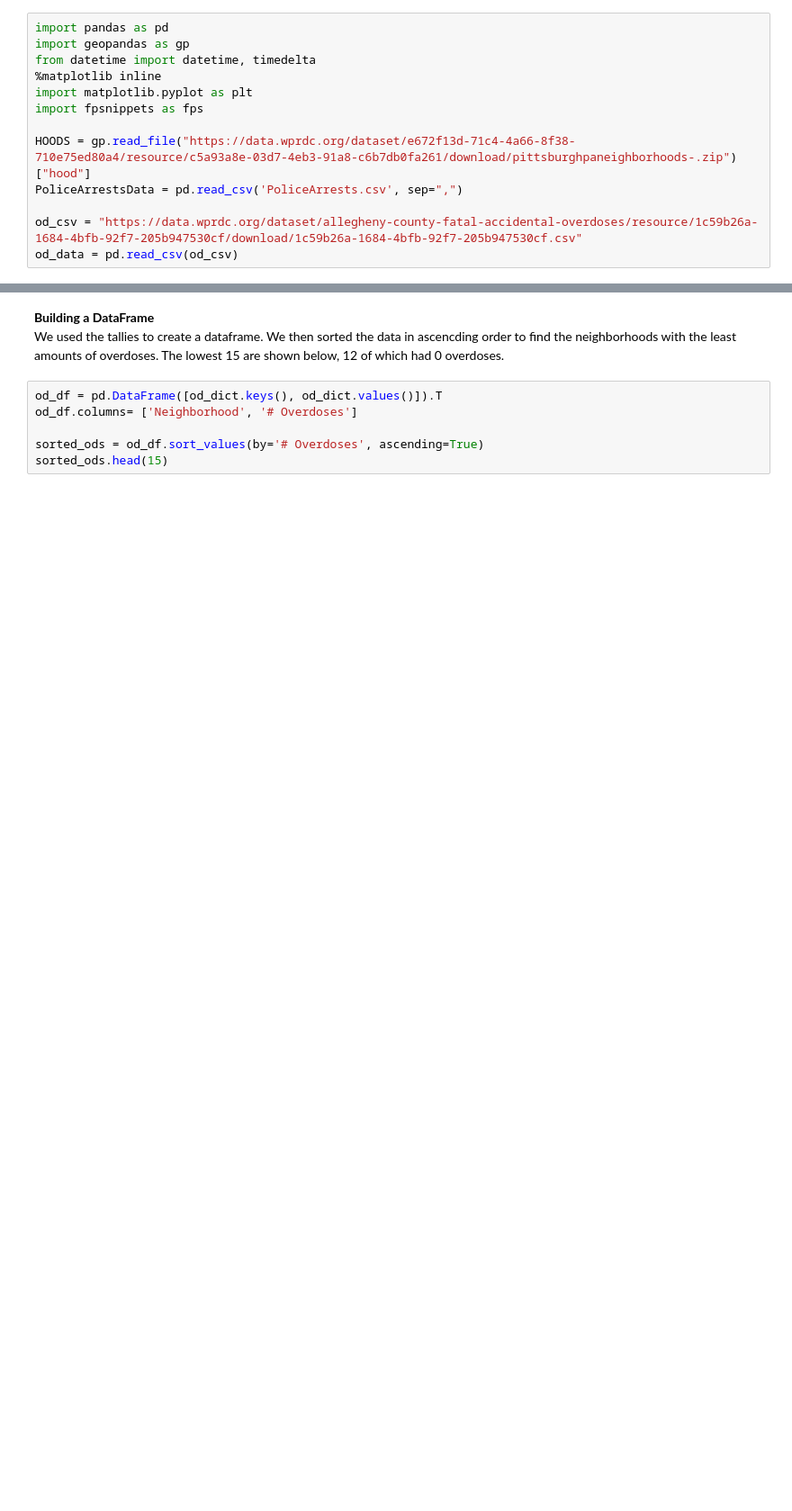
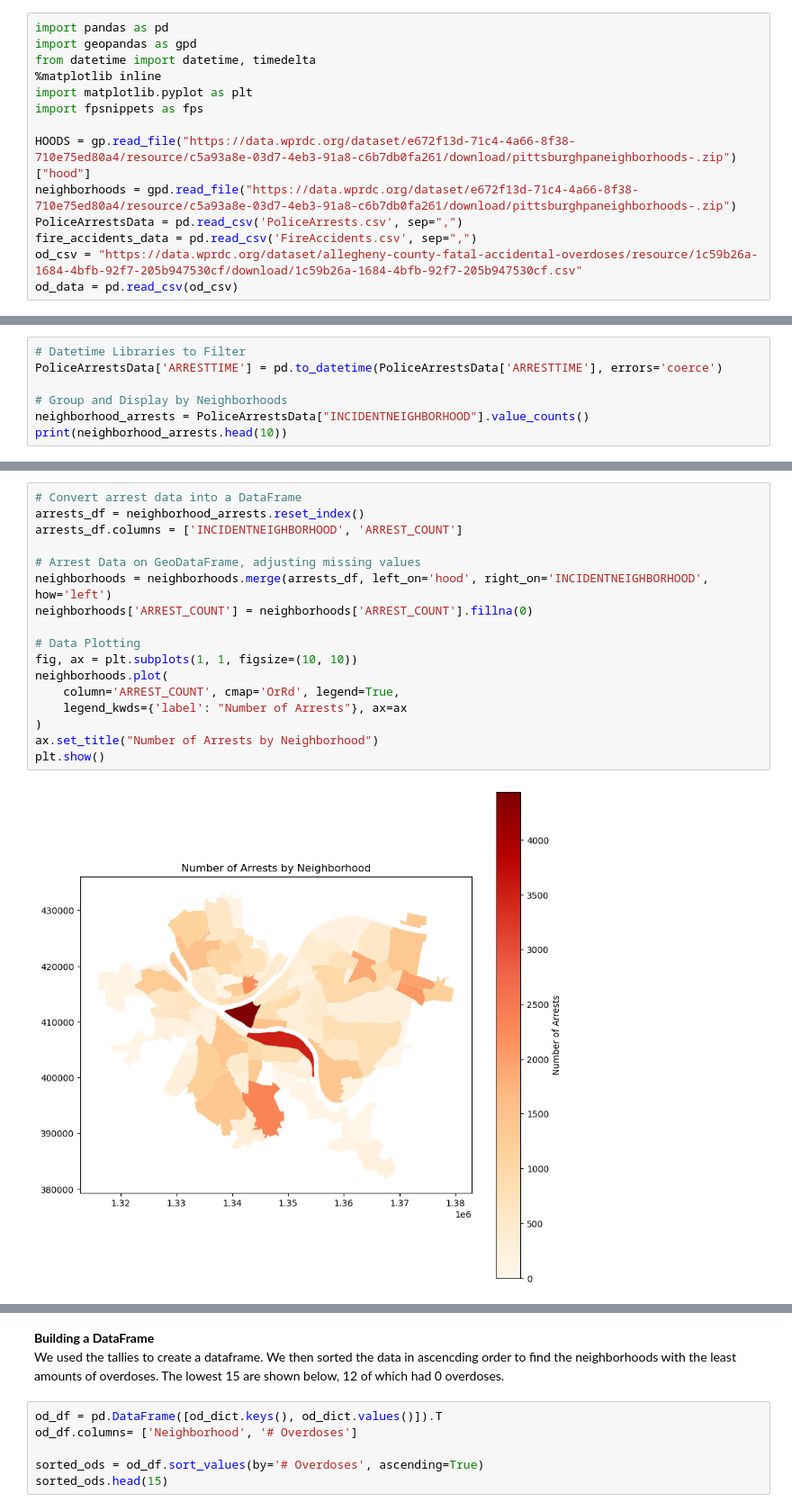
Before and after one commit to ee312/CMPINF0010-FINAL, a Jupyter notebook: Combined Notebook.ipynb, the cells around one changed output, grey strips where cells are left out. Shown at 90% size. Drawn from its saved outputs; the diff is of its cells as text; blank space fills up the shorter version.

```diff
--- a/Combined Notebook.ipynb
+++ b/Combined Notebook.ipynb
@@ -12,14 +12,15 @@ All three of these metrics are indicative of the safety of the neighborhood, and
 **Initial Setup**
 # %%
 import pandas as pd
-import geopandas as gp
+import geopandas as gpd
 from datetime import datetime, timedelta
 %matplotlib inline
 import matplotlib.pyplot as plt
 import fpsnippets as fps
 
 HOODS = gp.read_file("https://data.wprdc.org/dataset/e672f13d-71c4-4a66-8f38-710e75ed80a4/resource/c5a93a8e-03d7-4eb3-91a8-c6b7db0fa261/download/pittsburghpaneighborhoods-.zip")["hood"]
+neighborhoods = gpd.read_file("https://data.wprdc.org/dataset/e672f13d-71c4-4a66-8f38-710e75ed80a4/resource/c5a93a8e-03d7-4eb3-91a8-c6b7db0fa261/download/pittsburghpaneighborhoods-.zip")
 PoliceArrestsData = pd.read_csv('PoliceArrests.csv', sep=",")
-
+fire_accidents_data = pd.read_csv('FireAccidents.csv', sep=",")
 od_csv = "https://data.wprdc.org/dataset/allegheny-county-fatal-accidental-overdoses/resource/1c59b26a-1684-4bfb-92f7-205b947530cf/download/1c59b26a-1684-4bfb-92f7-205b947530cf.csv"
 od_data = pd.read_csv(od_csv)
@@ -42,0 +34,7 @@ We started off by tallying the number of overdoses that occurred in each neighbo
+# %%
+# Datetime Libraries to Filter
+PoliceArrestsData['ARRESTTIME'] = pd.to_datetime(PoliceArrestsData['ARRESTTIME'], errors='coerce')
+
+# Group and Display by Neighborhoods
+neighborhood_arrests = PoliceArrestsData["INCIDENTNEIGHBORHOOD"].value_counts()
+print(neighborhood_arrests.head(10))
@@ -42,0 +57,19 @@ We started off by tallying the number of overdoses that occurred in each neighbo
+# %%
+# Convert arrest data into a DataFrame
+arrests_df = neighborhood_arrests.reset_index()
+arrests_df.columns = ['INCIDENTNEIGHBORHOOD', 'ARREST_COUNT']
+
+# Arrest Data on GeoDataFrame, adjusting missing values
+neighborhoods = neighborhoods.merge(arrests_df, left_on='hood', right_on='INCIDENTNEIGHBORHOOD', how='left')
+neighborhoods['ARREST_COUNT'] = neighborhoods['ARREST_COUNT'].fillna(0)
+
+# Data Plotting
+fig, ax = plt.subplots(1, 1, figsize=(10, 10))
+neighborhoods.plot(
+    column='ARREST_COUNT', cmap='OrRd', legend=True,
+    legend_kwds={'label': "Number of Arrests"}, ax=ax
+)
+ax.set_title("Number of Arrests by Neighborhood")
+plt.show()
+# %% [output]
+[figure, added]
```
Also changed, not shown: parts of 18 cells of this notebook, 1 other file.
